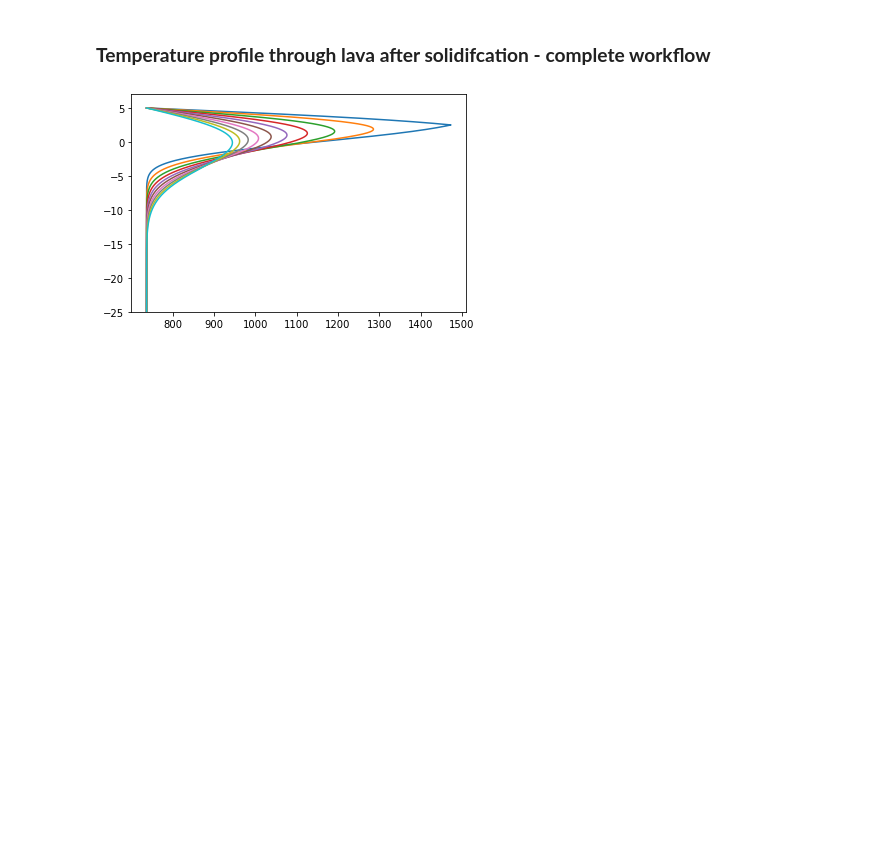
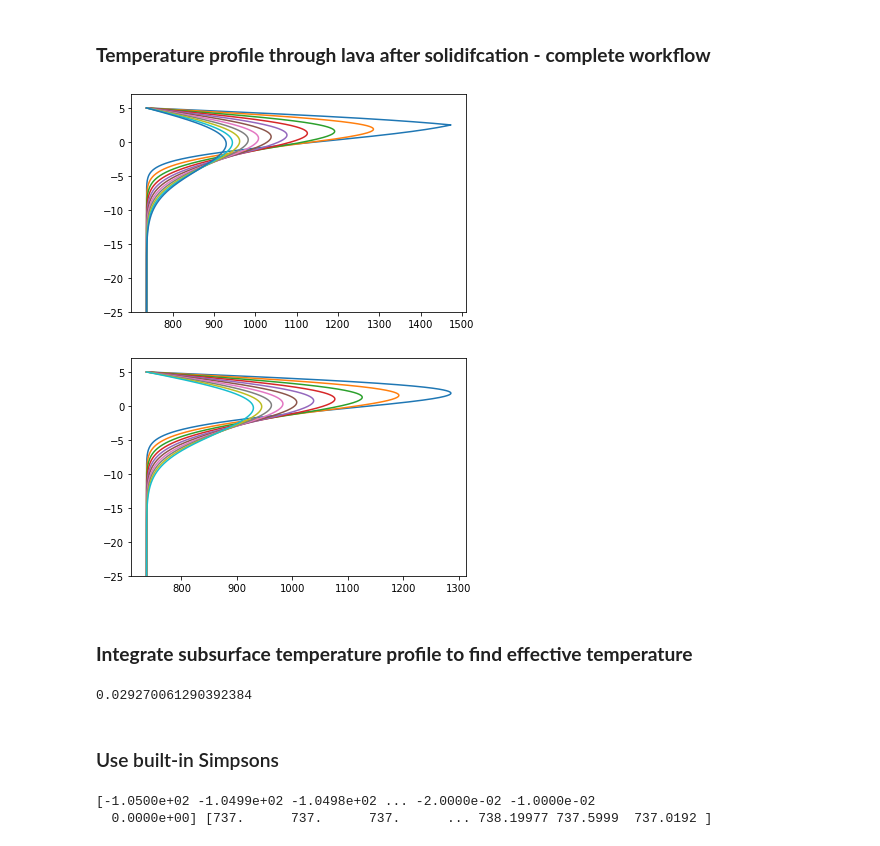
Before and after one commit to iganache/lavatherm1D, a Jupyter notebook: 1d_cooling.ipynb, the cells around one changed output. Cells and saved outputs as stored; diff of their text form; code cells hidden in the pictures; blank space fills up the shorter version.

```diff
--- a/1d_cooling.ipynb
+++ b/1d_cooling.ipynb
@@ -301,7 +302,7 @@ time in hours =  1708.8605881252317
 dz = dy
 z_range = np.arange(-100, lava_thickness+dz, dz)              ## delta_x in meters
 
-dt = 10                                                    ## delta_t in seconds
+dt = 1                                                    ## delta_t in seconds
 time_total = time_solid + (1 * (3600 * 24 * 365))
 # t_range = np.arange(time_solid, time_total+dt, dt).astype(np.float32)
 
@@ -328,6 +329,7 @@ while t <= time_total:
                     (kappa*dt/dz**2) * np.diff(T_n, n=2, prepend = T_n[0], append=T_n[-1])
                   )
 
+    t+=dt
     # check whether to store output
     if t >= printat:
         # print(idx)
@@ -343,9 +345,41 @@ while t <= time_total:
 
     # variables for next step
     T_n = T_nplus
-    t+=dt
+
 
 plt.ylim(-25, lava_thickness + 2)
 plt.show()
 # %% [output]
-[figure, old version]
+[figure, new version]
+# %%
+plt.figure()
+
+for i in range(m):
+    plt.plot(T_PSC[i], z)
+
+plt.ylim(-25, lava_thickness + 2)
+plt.show()
+# %% [output]
+[figure, added]
+# %% [markdown]
+### <b> Integrate subsurface temperature profile to find effective temperature </b>
+# %%
+### EM properties
+thi_rad = np.deg2rad(45)
+wv = 9.6e-2
+eps1 = 5 + 0.001j
+tand1 = eps1.imag / eps1.real
+alpha = (2 * np.pi / wv) * np.sqrt(0.5*eps1.real * (np.sqrt(1 + tand1**2) - 1))
+ka = 2 * alpha
+print(ka)
+# %% [output]
+0.029270061290392384
+# %% [markdown]
+### Use built-in Simpsons
+# %%
+Tnew = T_PSC [-1,:]
+znew = z - lava_thickness
+print(znew, Tnew)
+# %% [output]
+[-1.0500e+02 -1.0499e+02 -1.0498e+02 ... -2.0000e-02 -1.0000e-02
+  0.0000e+00] [737.      737.      737.      ... 738.19977 737.5999  737.0192 ]
```
Also changed, not shown: parts of 4 cells of this notebook.
